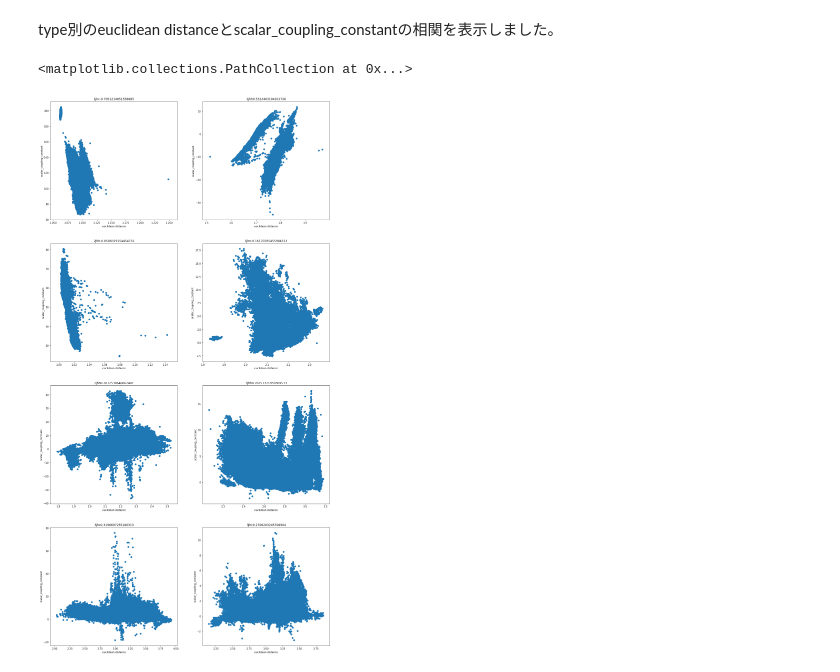
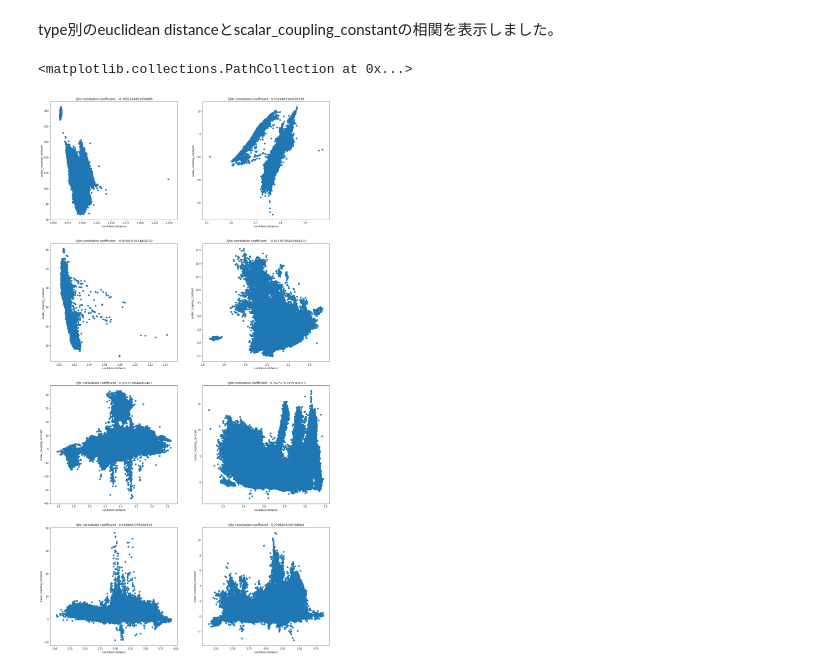
Before and after one commit to umepy/MorecularLabwork, a Jupyter notebook: code/data_analysis.ipynb, the cells around one changed output. Saved outputs shown, nothing was run; the diff lists cells and outputs as text; code cells hidden in the pictures.

```diff
--- a/code/data_analysis.ipynb
+++ b/code/data_analysis.ipynb
@@ -184,45 +174,45 @@ type別のeuclidean distanceとscalar_coupling_constantの相関を表示しま
 # %%
 plt.figure(figsize=(20,40))
 plt.subplot(4,2,1)
-plt.title('1jhc  '+str(np.corrcoef(jhc_1[train_column[5]], jhc_1[train_column[6]])[0][1]))
+plt.title('1jhc correlation coefficient : '+str(np.corrcoef(jhc_1[train_column[5]], jhc_1[train_column[6]])[0][1]))
 plt.xlabel('euclidean distance')
 plt.ylabel('scalar_coupling_constant')
 plt.scatter(jhc_1[train_column[6]], jhc_1[train_column[5]])
 plt.subplot(4,2,2)
-plt.title('2jhh  '+str(np.corrcoef(jhh_2[train_column[5]], jhh_2[train_column[6]])[0][1]))
+plt.title('2jhh correlation coefficient : '+str(np.corrcoef(jhh_2[train_column[5]], jhh_2[train_column[6]])[0][1]))
 plt.xlabel('euclidean distance')
 plt.ylabel('scalar_coupling_constant')
 plt.scatter(jhh_2[train_column[6]], jhh_2[train_column[5]])
 plt.subplot(4,2,3)
-plt.title('2jhh  '+str(np.corrcoef(jhn_1[train_column[5]], jhn_1[train_column[6]])[0][1]))
+plt.title('1jhn correlation coefficient : '+str(np.corrcoef(jhn_1[train_column[5]], jhn_1[train_column[6]])[0][1]))
 plt.xlabel('euclidean distance')
 plt.ylabel('scalar_coupling_constant')
 plt.scatter(jhn_1[train_column[6]], jhn_1[train_column[5]])
 plt.subplot(4,2,4)
-plt.title('1jhn  '+str(np.corrcoef(jhn_2[train_column[5]], jhn_2[train_column[6]])[0][1]))
+plt.title('2jhn correlation coefficient : '+str(np.corrcoef(jhn_2[train_column[5]], jhn_2[train_column[6]])[0][1]))
 plt.xlabel('euclidean distance')
 plt.ylabel('scalar_coupling_constant')
 plt.scatter(jhn_2[train_column[6]], jhn_2[train_column[5]])
 plt.subplot(4,2,5)
-plt.title('2jhn  '+str(np.corrcoef(jhc_2[train_column[5]], jhc_2[train_column[6]])[0][1]))
+plt.title('2jhc correlation coefficient : '+str(np.corrcoef(jhc_2[train_column[5]], jhc_2[train_column[6]])[0][1]))
 plt.xlabel('euclidean distance')
 plt.ylabel('scalar_coupling_constant')
 plt.scatter(jhc_2[train_column[6]], jhc_2[train_column[5]])
 plt.subplot(4,2,6)
-plt.title('3jhh  '+str(np.corrcoef(jhh_3[train_column[5]], jhh_3[train_column[6]])[0][1]))
+plt.title('3jhh correlation coefficient : '+str(np.corrcoef(jhh_3[train_column[5]], jhh_3[train_column[6]])[0][1]))
 plt.xlabel('euclidean distance')
 plt.ylabel('scalar_coupling_constant')
 plt.scatter(jhh_3[train_column[6]], jhh_3[train_column[5]])
 plt.subplot(4,2,7)
-plt.title('3jhc  '+str(np.corrcoef(jhc_3[train_column[5]], jhc_3[train_column[6]])[0][1]))
+plt.title('3jhc correlation coefficient : '+str(np.corrcoef(jhc_3[train_column[5]], jhc_3[train_column[6]])[0][1]))
 plt.xlabel('euclidean distance')
 plt.ylabel('scalar_coupling_constant')
 plt.scatter(jhc_3[train_column[6]], jhc_3[train_column[5]])
 plt.subplot(4,2,8)
-plt.title('3jhc  '+str(np.corrcoef(jhn_3[train_column[5]], jhn_3[train_column[6]])[0][1]))
+plt.title('3jhc correlation coefficient : '+str(np.corrcoef(jhn_3[train_column[5]], jhn_3[train_column[6]])[0][1]))
 plt.xlabel('euclidean distance')
 plt.ylabel('scalar_coupling_constant')
 plt.scatter(jhn_3[train_column[6]], jhn_3[train_column[5]])
 # %% [output]
 <matplotlib.collections.PathCollection at 0x...>
-[figure, old version]
+[figure, new version]
```
Also changed, not shown: parts of 11 cells of this notebook.
